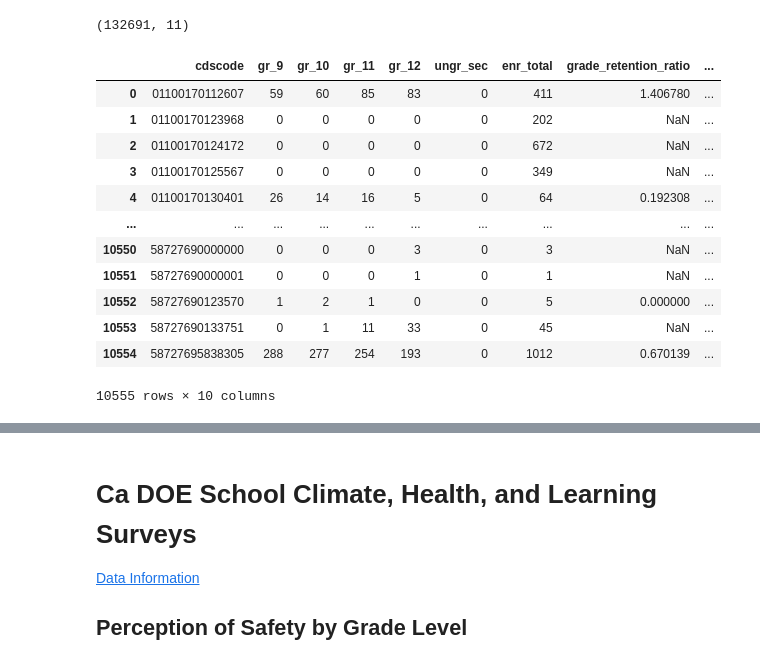
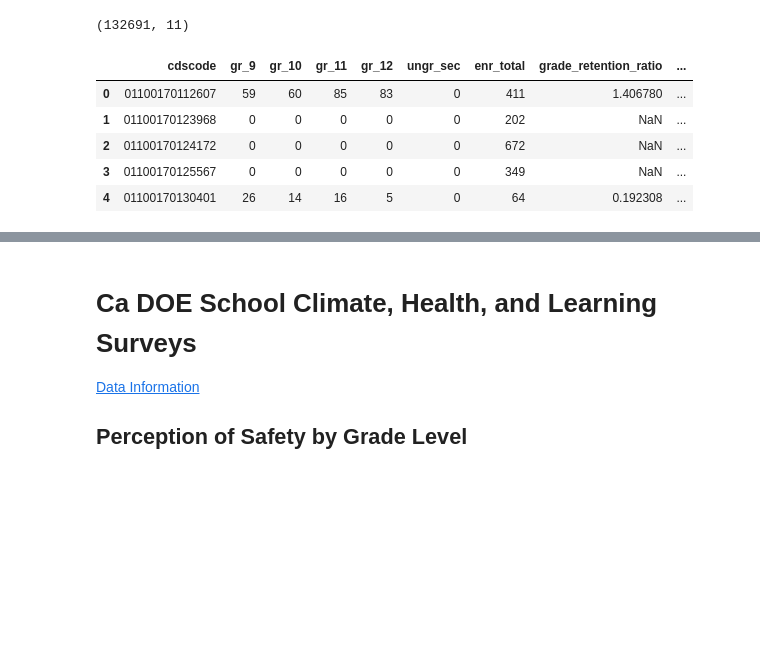
Before and after one commit to junclemente/ads599-capstone_project, a Jupyter notebook: library/01_data_preparation.ipynb, the cells around one changed output, grey strips where cells are left out. Drawn from its saved outputs; the diff is of its cells as text; code cells hidden in the pictures; blank space fills up the shorter version.

```diff
--- a/library/01_data_preparation.ipynb
+++ b/library/01_data_preparation.ipynb
@@ -898,41 +781,34 @@ df_enroll_grouped = (
     df_enroll
     .groupby("cdscode", as_index = False)
     .agg({col: "sum" for col in cols_to_agg})
 )
 
 df_enroll_grouped["grade_retention_ratio"] = (
     df_enroll_grouped["gr_12"] / df_enroll_grouped["gr_9"].replace(0, np.nan)
 )
 
 df_enroll_grouped["pct_hs_enrollment"] = (
     (
         df_enroll_grouped["gr_9"] +
         df_enroll_grouped["gr_10"] +
         df_enroll_grouped["gr_11"] +
         df_enroll_grouped["gr_12"]
     ) / df_enroll_grouped["enr_total"].replace(0, np.nan)
 )
 
 df_enroll_grouped["pct_senior_cohort"] = (
     (df_enroll_grouped["gr_11"] + df_enroll_grouped["gr_12"]) /
     df_enroll_grouped["enr_total"].replace(0, np.nan)
 )
 
-df_enroll_grouped
+df_enroll_grouped.head()
 # %% [output]
 |  | cdscode | gr_9 | gr_10 | gr_11 | gr_12 | ungr_sec | enr_total | grade_retention_ratio | ... |
 | 0 | 01100170112607 | 59 | 60 | 85 | 83 | 0 | 411 | 1.406780 | ... |
 | 1 | 01100170123968 | 0 | 0 | 0 | 0 | 0 | 202 | NaN | ... |
 | 2 | 01100170124172 | 0 | 0 | 0 | 0 | 0 | 672 | NaN | ... |
 | 3 | 01100170125567 | 0 | 0 | 0 | 0 | 0 | 349 | NaN | ... |
 | 4 | 01100170130401 | 26 | 14 | 16 | 5 | 0 | 64 | 0.192308 | ... |
-| ... | ... | ... | ... | ... | ... | ... | ... | ... | ... |
-| 10550 | 58727690000000 | 0 | 0 | 0 | 3 | 0 | 3 | NaN | ... |
-| 10551 | 58727690000001 | 0 | 0 | 0 | 1 | 0 | 1 | NaN | ... |
-| 10552 | 58727690123570 | 1 | 2 | 1 | 0 | 0 | 5 | 0.000000 | ... |
-| 10553 | 58727690133751 | 0 | 1 | 11 | 33 | 0 | 45 | NaN | ... |
-| 10554 | 58727695838305 | 288 | 277 | 254 | 193 | 0 | 1012 | 0.670139 | ... |
-10555 rows × 10 columns
 # %%
 cols_enroll = [
     "cdscode",
```
Also changed, not shown: parts of 20 cells of this notebook.
